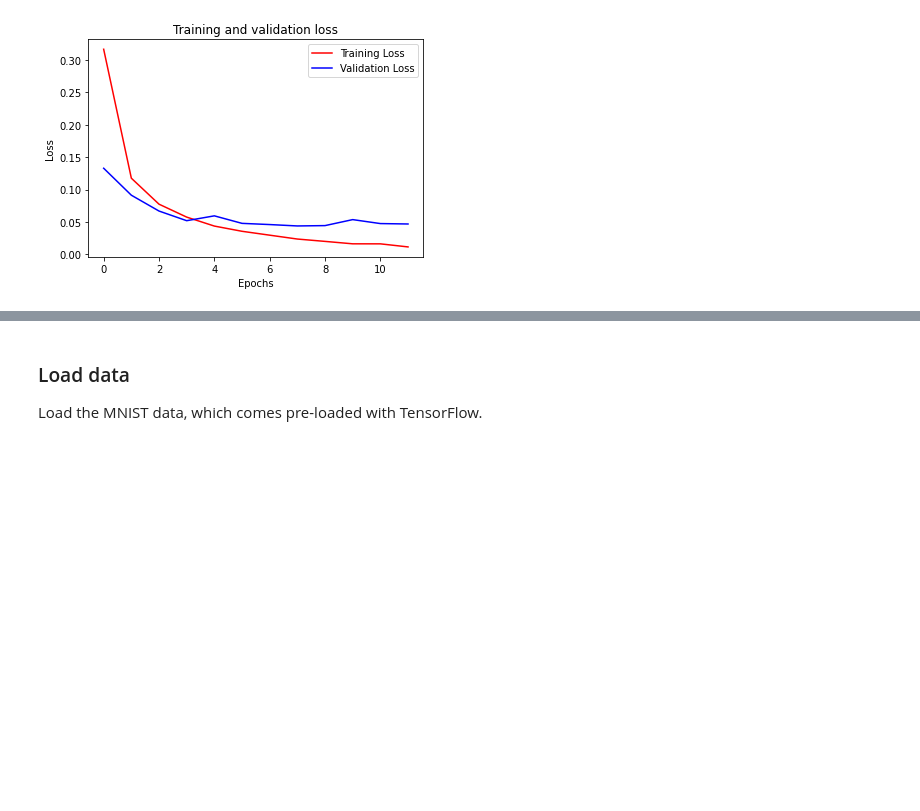
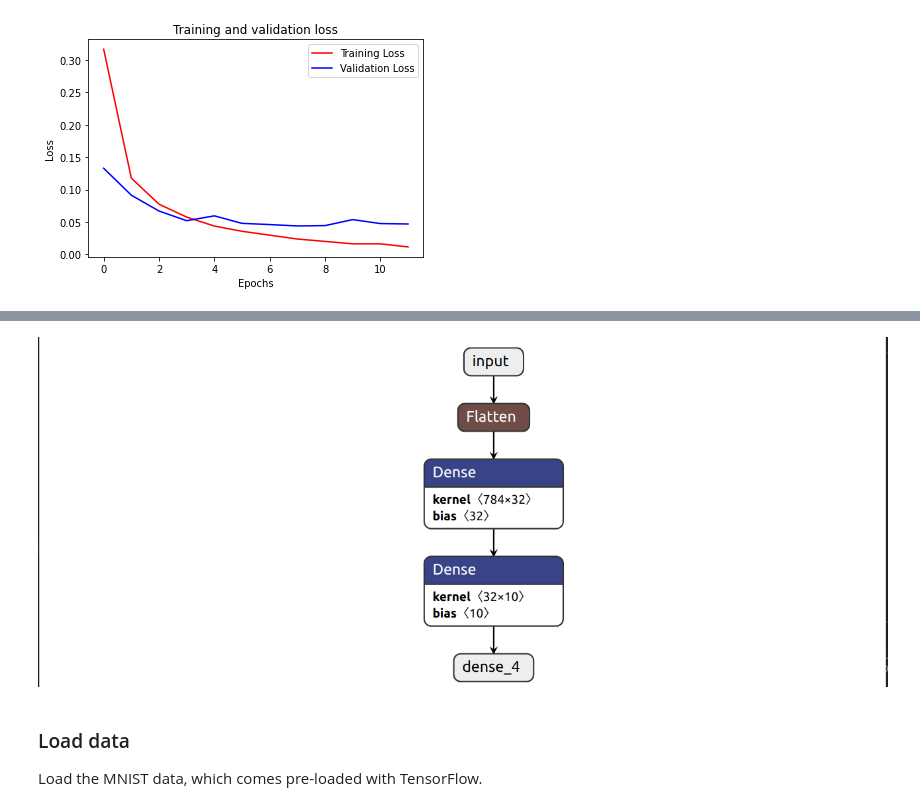
Before and after one commit to shrinidhi99/Computer-Vision, a Jupyter notebook: Assignment/assignment.ipynb, the cells around one changed output, grey strips where cells are left out. Drawn from its saved outputs; the diff is of its cells as text; code cells hidden in the pictures; blank space fills up the shorter version.

```diff
--- a/Assignment/assignment.ipynb
+++ b/Assignment/assignment.ipynb
@@ -264,3 +266,8 @@ plt.show()
+# %%
+from PIL import Image
+Image.open('./ANN.png')
+# %% [output]
+[figure, added]
 # %% [markdown]
 ### Load data
 
```
Also changed, not shown: parts of 3 cells of this notebook, 1 other file.
